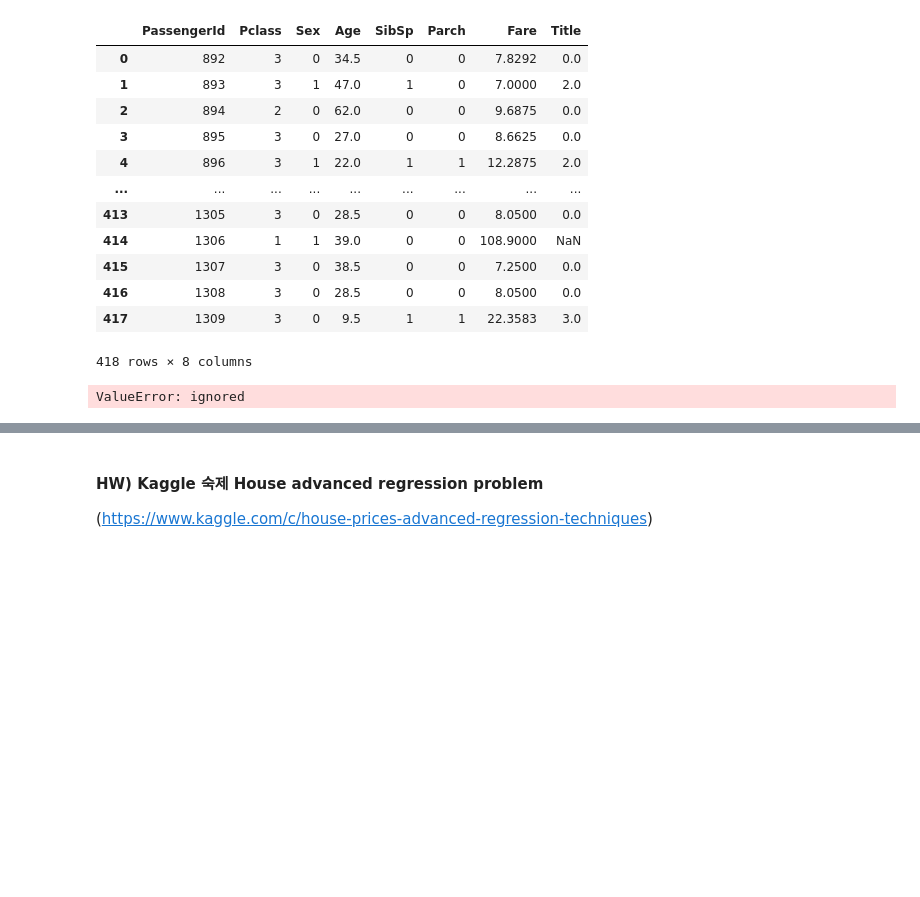
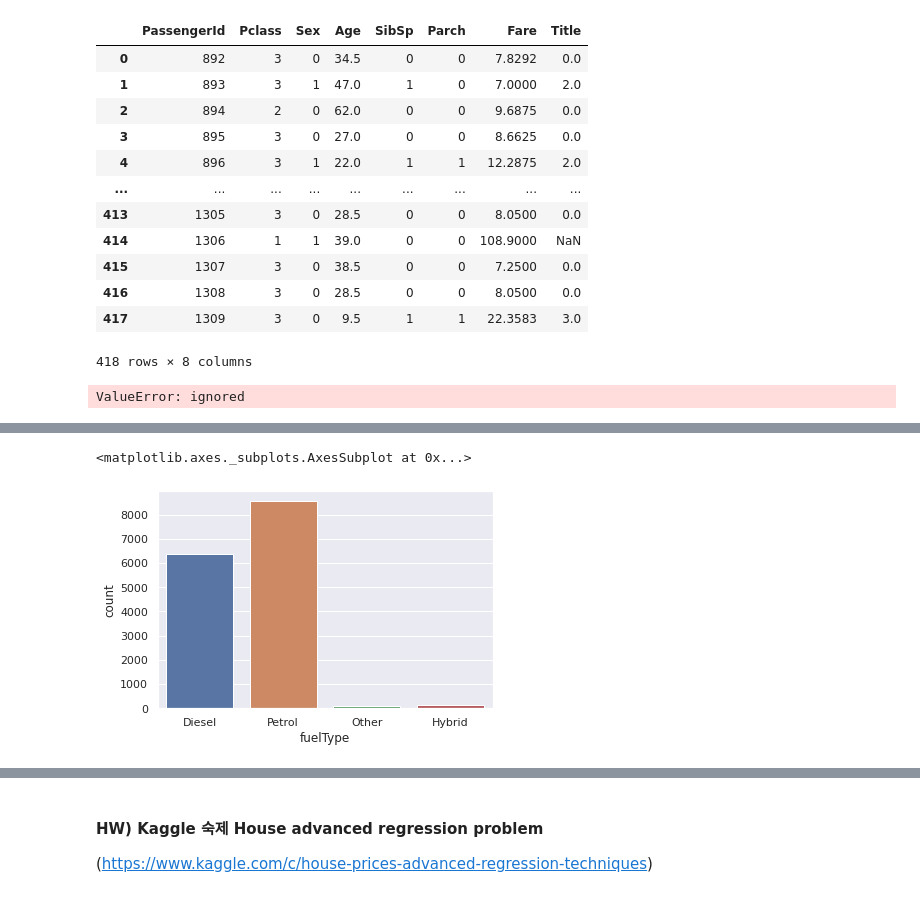
Before and after one commit to qkrwjdduf159/SD_academy, a Jupyter notebook: 머신러닝/회귀(Regression)/Regression_210408.ipynb, the cells around one changed output, grey strips where cells are left out. Cells and saved outputs as stored; diff of their text form; code cells hidden in the pictures; blank space fills up the shorter version.

```diff
--- a/머신러닝/회귀(Regression)/Regression_210408.ipynb
+++ b/머신러닝/회귀(Regression)/Regression_210408.ipynb
@@ -2036,0 +2122,5 @@ ValueError: ignored
+# %%
+sns.countplot(data_vw['fuelType'])
+# %% [output]
+<matplotlib.axes._subplots.AxesSubplot at 0x...>
+[figure, added]
```
Also changed, not shown: parts of 50 cells of this notebook, 1 other file.
